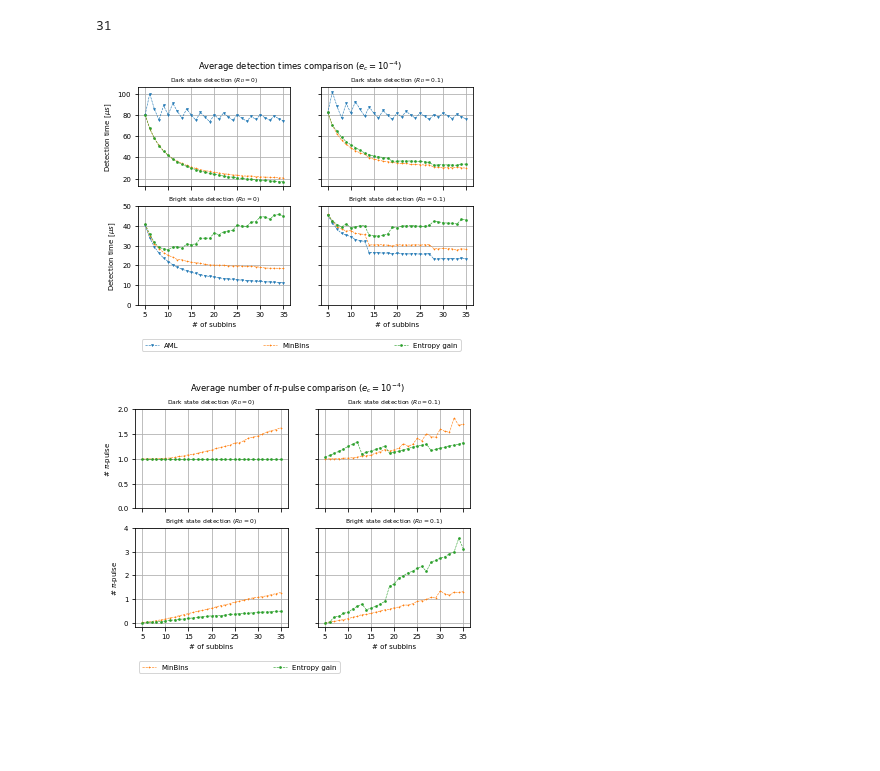
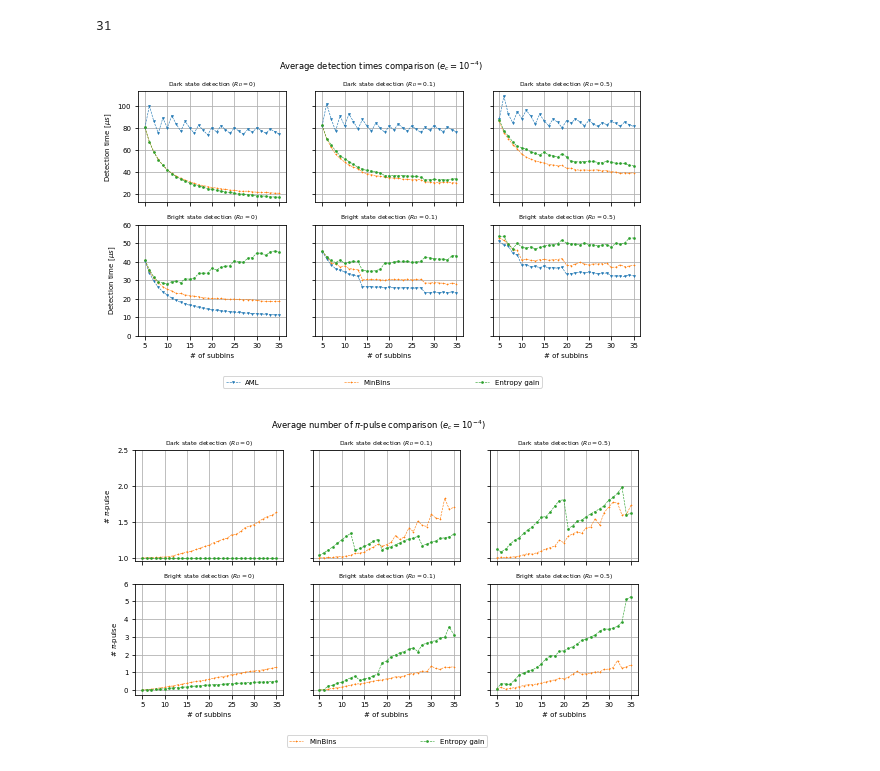
Before and after one commit to marti-m/ion-detect-mcmc, a Jupyter notebook: ion-detection-sim.ipynb, the cells around one changed output. Saved outputs shown, nothing was run; the diff lists cells and outputs as text; code cells hidden in the pictures; blank space fills up the shorter version.

```diff
--- a/ion-detection-sim.ipynb
+++ b/ion-detection-sim.ipynb
@@ -135,7 +153,9 @@ print(len(idx))
 paths = ['./detection_sim/outputs/dark_R_D_0/',
          './detection_sim/outputs/bright_R_D_0/',
          './detection_sim/outputs/dark_R_D_0_1/',
-         './detection_sim/outputs/bright_R_D_0_1/']
+         './detection_sim/outputs/bright_R_D_0_1/',
+         './detection_sim/outputs/dark_R_D_0_5/',
+         './detection_sim/outputs/bright_R_D_0_5/']
 # %% [output]
 31
 # %%
@@ -154,6 +174,11 @@ t_detection_avg_dark_R_D_0_1 = np.zeros((len(idx), 3))
 n_errors_dark_R_D_0_1 = np.zeros((len(idx), 3))
 n_pi_pulse_avg_dark_R_D_0_1 = np.zeros((len(idx), 3))
 
+n_subbins_avg_dark_R_D_0_5 = np.zeros((len(idx), 3))
+t_detection_avg_dark_R_D_0_5 = np.zeros((len(idx), 3))
+n_errors_dark_R_D_0_5 = np.zeros((len(idx), 3))
+n_pi_pulse_avg_dark_R_D_0_5 = np.zeros((len(idx), 3))
+
 n_subbins_avg_bright_R_D_0 = np.zeros((len(idx), 3))
 t_detection_avg_bright_R_D_0 = np.zeros((len(idx), 3))
 n_errors_bright_R_D_0 = np.zeros((len(idx), 3))
@@ -163,6 +188,11 @@ n_subbins_avg_bright_R_D_0_1 = np.zeros((len(idx), 3))
 t_detection_avg_bright_R_D_0_1 = np.zeros((len(idx), 3))
 n_errors_bright_R_D_0_1 = np.zeros((len(idx), 3))
 n_pi_pulse_avg_bright_R_D_0_1 = np.zeros((len(idx), 3))
+
+n_subbins_avg_bright_R_D_0_5 = np.zeros((len(idx), 3))
+t_detection_avg_bright_R_D_0_5 = np.zeros((len(idx), 3))
+n_errors_bright_R_D_0_5 = np.zeros((len(idx), 3))
+n_pi_pulse_avg_bright_R_D_0_5 = np.zeros((len(idx), 3))
 # %%
 for j, i in enumerate(idx):
     df = load_data(paths[0], i)
@@ -211,7 +263,8 @@ for j, i in enumerate(idx):
 # %%
 # plotting fun detection time
 
-fig, axs = plt.subplots(2, 2, sharex='all', sharey='row')
+fig, axs = plt.subplots(2, 3, sharex='all', sharey='row')
+fig.set_size_inches(9, 4.5)
 plt.rc('font', size=7)
 plt.rc('axes', titlesize=6)
 linewidth = 0.6
@@ -223,44 +276,59 @@ axs[0, 0].plot(idx, t_detection_avg_dark_R_D_0[:, 1], label='AML', linewidth = l
 axs[0, 0].plot(idx, t_detection_avg_dark_R_D_0[:, 0], label='MinBins', linewidth = linewidth, linestyle='--', marker = '+', markersize=size, mew=linewidth)
 axs[0, 0].plot(idx, t_detection_avg_dark_R_D_0[:, 2], label='Entropy gain',linewidth = linewidth, linestyle='--', marker = 'o', markersize=size, mew=linewidth)
 axs[0, 0].set_ylabel('Detection time $[\mu s$]')
 axs[0, 0].set_xticks(np.arange(5, 36, 5))
 axs[0, 0].grid('all')
 
-
-
-# plot top right (dark detection R_D = 0.1)
+# plot top middle (dark detection R_D = 0.1)
 axs[0, 1].set_title('Dark state detection ($R_D = 0.1$)')
 axs[0, 1].plot(idx, t_detection_avg_dark_R_D_0_1[:, 1], label='AML', linewidth = linewidth, linestyle='--', marker = 'v', markersize=size, mew=linewidth)
 axs[0, 1].plot(idx, t_detection_avg_dark_R_D_0_1[:, 0], label='MinBins', linewidth = linewidth, linestyle='--', marker = '+', markersize=size, mew=linewidth)
 axs[0, 1].plot(idx, t_detection_avg_dark_R_D_0_1[:, 2], label='Entropy gain', linewidth = linewidth, linestyle='--', marker = 'o', markersize=size, mew=linewidth)
 axs[0, 1].grid('all')
+
+# plot top right (dark detection R_D = 0.1)
+axs[0, 2].set_title('Dark state detection ($R_D = 0.5$)')
+axs[0, 2].plot(idx, t_detection_avg_dark_R_D_0_5[:, 1], label='AML', linewidth = linewidth, linestyle='--', marker = 'v', markersize=size, mew=linewidth)
+axs[0, 2].plot(idx, t_detection_avg_dark_R_D_0_5[:, 0], label='MinBins', linewidth = linewidth, linestyle='--', marker = '+', markersize=size, mew=linewidth)
+axs[0, 2].plot(idx, t_detection_avg_dark_R_D_0_5[:, 2], label='Entropy gain', linewidth = linewidth, linestyle='--', marker = 'o', markersize=size, mew=linewidth)
+axs[0, 2].grid('all')
 
 # plot bottom left (dark detection R_D = 0.1)
 axs[1, 0].set_title('Bright state detection ($R_D = 0$)')
 axs[1, 0].plot(idx, t_detection_avg_bright_R_D_0[:, 1], label='AML', linewidth = linewidth, linestyle='--', marker = 'v', markersize=size, mew=linewidth)
 axs[1, 0].plot(idx, t_detection_avg_bright_R_D_0[:, 0], label='MinBins',linewidth = linewidth, linestyle='--', marker = '+', markersize=size, mew=linewidth)
 axs[1, 0].plot(idx, t_detection_avg_bright_R_D_0[:, 2], label='Entropy gain', linewidth = linewidth, linestyle='--', marker = 'o', markersize=size, mew=linewidth)
 axs[1, 0].set_xlabel('# of subbins')
 axs[1, 0].set_ylabel('Detection time $[\mu s$]')
 axs[1, 0].grid('all')
-axs[1, 0].legend(loc='lower left', ncol=3, columnspacing=12, bbox_to_anchor=(0.0, -0.5))
+axs[1, 0].legend(loc='lower left', ncol=3, columnspacing=12, bbox_to_anchor=(0.55, -0.5))
 
-# plot bottom right(dark detection R_D = 0.1)
+# plot bottom middle (dark detection R_D = 0.1)
 axs[1, 1].set_title('Bright state detection ($R_D = 0.1$)')
 axs[1, 1].plot(idx, t_detection_avg_bright_R_D_0_1[:, 1], label='AML', linewidth = linewidth, linestyle='--', marker = 'v', markersize=size, mew=linewidth)
 axs[1, 1].plot(idx, t_detection_avg_bright_R_D_0_1[:, 0], label='MinBins',linewidth = linewidth, linestyle='--', marker = '+', markersize=size, mew=linewidth)
 axs[1, 1].plot(idx, t_detection_avg_bright_R_D_0_1[:, 2], label='Entropy gain', linewidth = linewidth, linestyle='--', marker = 'o', markersize=size, mew=linewidth)
 axs[1, 1].set_xlabel('# of subbins')
-axs[1, 1].set_yticks(np.arange(0, 60, 10))
 axs[1, 1].grid('all')
 
+
+# plot bottom right (dark detection R_D = 0.1)
+axs[1, 2].set_title('Bright state detection ($R_D = 0.5$)')
+axs[1, 2].plot(idx, t_detection_avg_bright_R_D_0_5[:, 1], label='AML', linewidth = linewidth, linestyle='--', marker = 'v', markersize=size, mew=linewidth)
+axs[1, 2].plot(idx, t_detection_avg_bright_R_D_0_5[:, 0], label='MinBins',linewidth = linewidth, linestyle='--', marker = '+', markersize=size, mew=linewidth)
+axs[1, 2].plot(idx, t_detection_avg_bright_R_D_0_5[:, 2], label='Entropy gain', linewidth = linewidth, linestyle='--', marker = 'o', markersize=size, mew=linewidth)
+axs[1, 2].set_xlabel('# of subbins')
+axs[1, 2].set_yticks(np.arange(0, 70, 10))
+axs[1, 2].grid('all')
+
 fig.savefig("avg_t_det.pdf", bbox_inches='tight')
 # %% [output]
-[figure, old version]
+[figure, new version]
 # %%
-fig, axs = plt.subplots(2, 2, sharex='all', sharey='row')
+fig, axs = plt.subplots(2, 3, sharex='all', sharey='row')
 plt.rc('font', size=7)
 plt.rc('axes', titlesize=6)
+fig.set_size_inches(9, 4.5)
 linewidth = 0.6
 size = 2
 fig.suptitle('Average number of $\pi$-pulse comparison ($e_c = 10^{-4}$)')
@@ -274,12 +342,18 @@ axs[0, 0].grid('all')
 
 
 
-# plot top right (dark detection R_D = 0.1)
+# plot top middle (dark detection R_D = 0.1)
 axs[0, 1].set_title('Dark state detection ($R_D = 0.1$)')
 axs[0, 1].plot(idx, n_pi_pulse_avg_dark_R_D_0_1[:, 0], color='tab:orange', label='MinBins', linewidth = linewidth, linestyle='--', marker = '+', markersize=size, mew=linewidth)
 axs[0, 1].plot(idx, n_pi_pulse_avg_dark_R_D_0_1[:, 2], color='tab:green', label='Entropy gain', linewidth = linewidth, linestyle='--', marker = 'o', markersize=size, mew=linewidth)
-axs[0, 1].set_yticks(np.arange(0, 2.5, 0.5))
 axs[0, 1].grid('all')
+
+# plot top right (dark detection R_D = 0.5)
+axs[0, 2].set_title('Dark state detection ($R_D = 0.5$)')
+axs[0, 2].plot(idx, n_pi_pulse_avg_dark_R_D_0_5[:, 0], color='tab:orange', label='MinBins', linewidth = linewidth, linestyle='--', marker = '+', markersize=size, mew=linewidth)
+axs[0, 2].plot(idx, n_pi_pulse_avg_dark_R_D_0_5[:, 2], color='tab:green', label='Entropy gain', linewidth = linewidth, linestyle='--', marker = 'o', markersize=size, mew=linewidth)
+axs[0, 2].set_yticks(np.arange(1, 3, 0.5))
+axs[0, 2].grid('all')
 
 # plot bottom left (dark detection R_D = 0.1)
 axs[1, 0].set_title('Bright state detection ($R_D = 0$)')
@@ -288,19 +362,26 @@ axs[1, 0].plot(idx, n_pi_pulse_avg_bright_R_D_0[:, 2], color='tab:green', label=
 axs[1, 0].set_xlabel('# of subbins')
 axs[1, 0].set_ylabel('# $\pi$-pulse')
 axs[1, 0].grid('all')
-axs[1, 0].legend(loc='lower left', ncol=3, columnspacing=12, bbox_to_anchor=(0.0, -0.5))
+axs[1, 0].legend(loc='lower left', ncol=3, columnspacing=12, bbox_to_anchor=(1, -0.5))
 
-# plot bottom right(dark detection R_D = 0.1)
+# plot bottom middle (dark detection R_D = 0.1)
 axs[1, 1].set_title('Bright state detection ($R_D = 0.1$)')
 axs[1, 1].plot(idx, n_pi_pulse_avg_bright_R_D_0_1[:, 0], color='tab:orange', label='MinBins',linewidth = linewidth, linestyle='--', marker = '+', markersize=size, mew=linewidth)
 axs[1, 1].plot(idx, n_pi_pulse_avg_bright_R_D_0_1[:, 2], color='tab:green', label='Entropy gain', linewidth = linewidth, linestyle='--', marker = 'o', markersize=size, mew=linewidth)
 axs[1, 1].set_xlabel('# of subbins')
-axs[1, 1].set_yticks(np.arange(0, 5, 1))
 axs[1, 1].grid('all')
 
+# plot bottom right(dark detection R_D = 0.5)
+axs[1, 2].set_title('Bright state detection ($R_D = 0.5$)')
+axs[1, 2].plot(idx, n_pi_pulse_avg_bright_R_D_0_5[:, 0], color='tab:orange', label='MinBins',linewidth = linewidth, linestyle='--', marker = '+', markersize=size, mew=linewidth)
+axs[1, 2].plot(idx, n_pi_pulse_avg_bright_R_D_0_5[:, 2], color='tab:green', label='Entropy gain', linewidth = linewidth, linestyle='--', marker = 'o', markersize=size, mew=linewidth)
+axs[1, 2].set_xlabel('# of subbins')
+axs[1, 2].set_yticks(np.arange(0, 7, 1))
+axs[1, 2].grid('all')
+
 fig.savefig("avg_n_Pi.pdf", bbox_inches='tight')
 # %% [output]
-[figure, old version]
+[figure, new version]
 # %%
 # plotting fun errors
 
```
Also changed, not shown: parts of 10 cells of this notebook, 5 other files.
